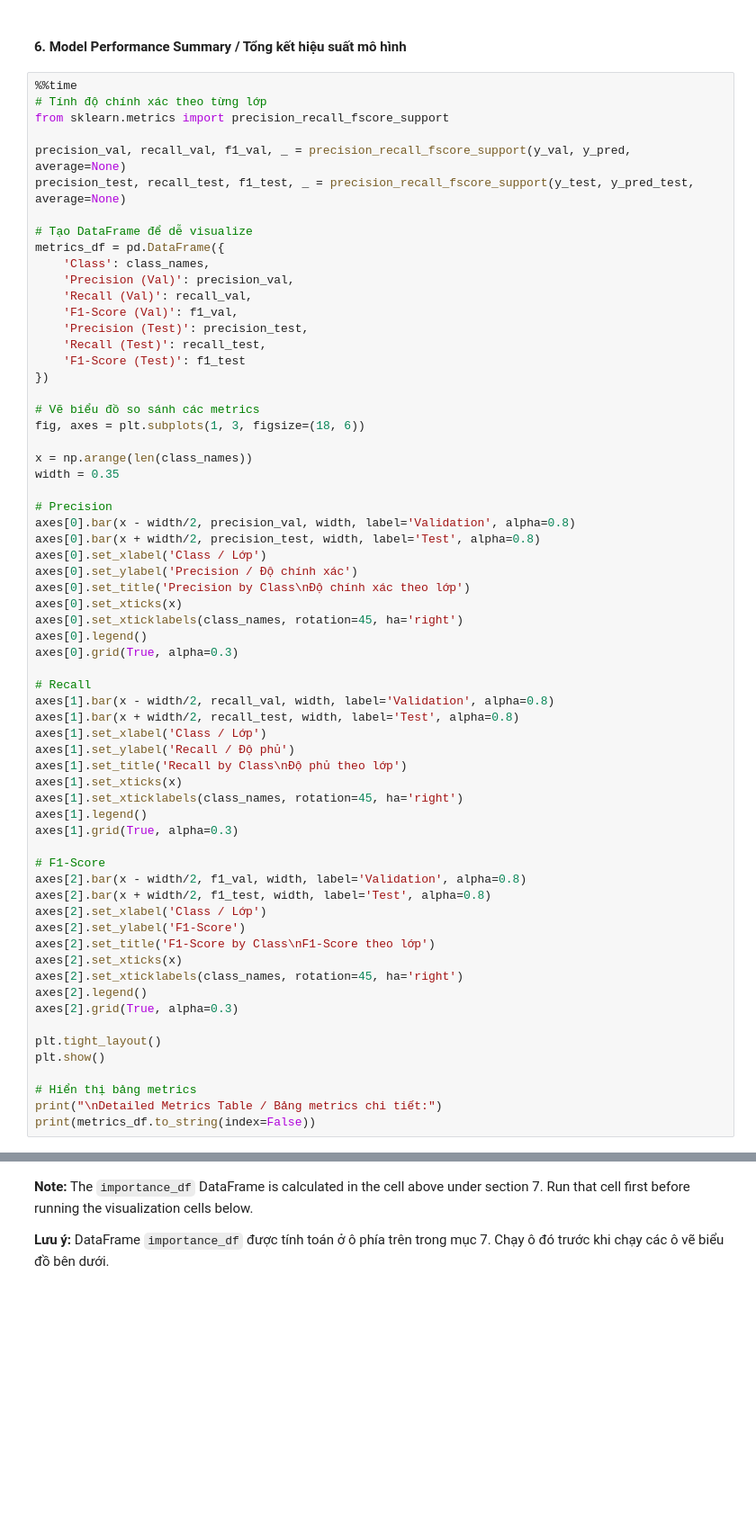
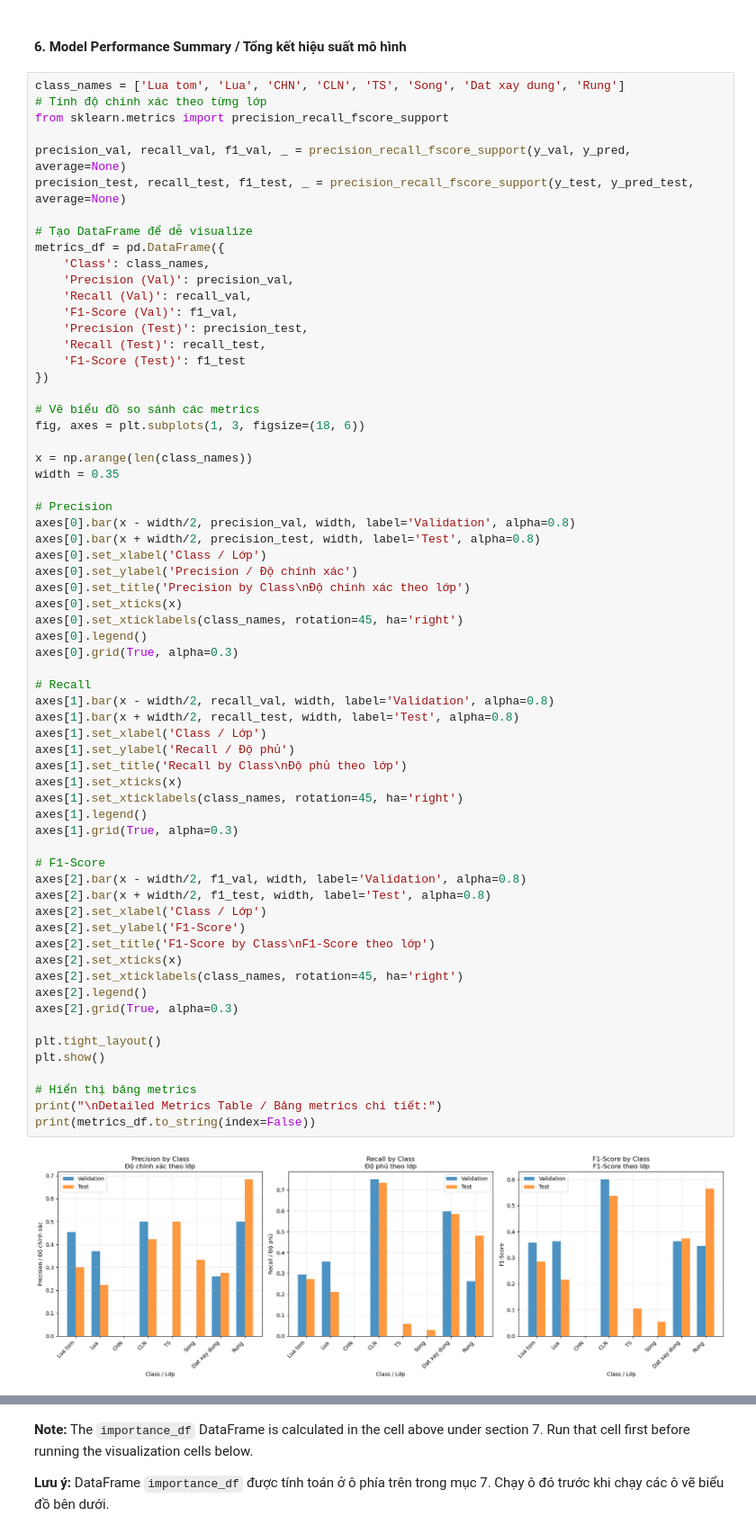
Before and after one commit to victorphan03/CSIROBoeingPhase4-Vietnam, a Jupyter notebook: NDVI_train_sen1_sen2.ipynb, the cells around one changed output, grey strips where cells are left out. Shown at 90% size. Drawn from its saved outputs; the diff is of its cells as text; blank space fills up the shorter version.

```diff
--- a/NDVI_train_sen1_sen2.ipynb
+++ b/NDVI_train_sen1_sen2.ipynb
@@ -629,7 +604,7 @@ Wall time: 180 ms
 # %% [markdown]
 #### 6. Model Performance Summary / Tổng kết hiệu suất mô hình
 # %%
-%%time
+class_names = ['Lua tom', 'Lua', 'CHN', 'CLN', 'TS', 'Song', 'Dat xay dung', 'Rung']
 # Tính độ chính xác theo từng lớp
 from sklearn.metrics import precision_recall_fscore_support
 
@@ -666,30 +641,31 @@ axes[0].grid(True, alpha=0.3)
 
 # Recall
 axes[1].bar(x - width/2, recall_val, width, label='Validation', alpha=0.8)
 axes[1].bar(x + width/2, recall_test, width, label='Test', alpha=0.8)
 axes[1].set_xlabel('Class / Lớp')
 axes[1].set_ylabel('Recall / Độ phủ')
 axes[1].set_title('Recall by Class\nĐộ phủ theo lớp')
 axes[1].set_xticks(x)
 axes[1].set_xticklabels(class_names, rotation=45, ha='right')
 axes[1].legend()
 axes[1].grid(True, alpha=0.3)
 
 # F1-Score
 axes[2].bar(x - width/2, f1_val, width, label='Validation', alpha=0.8)
 axes[2].bar(x + width/2, f1_test, width, label='Test', alpha=0.8)
 axes[2].set_xlabel('Class / Lớp')
 axes[2].set_ylabel('F1-Score')
 axes[2].set_title('F1-Score by Class\nF1-Score theo lớp')
 axes[2].set_xticks(x)
 axes[2].set_xticklabels(class_names, rotation=45, ha='right')
 axes[2].legend()
 axes[2].grid(True, alpha=0.3)
 
 plt.tight_layout()
 plt.show()
 
 # Hiển thị bảng metrics
 print("\nDetailed Metrics Table / Bảng metrics chi tiết:")
 print(metrics_df.to_string(index=False))
 # %% [output]
+[figure, added]
```
Also changed, not shown: parts of 39 cells of this notebook, 28 other files.
